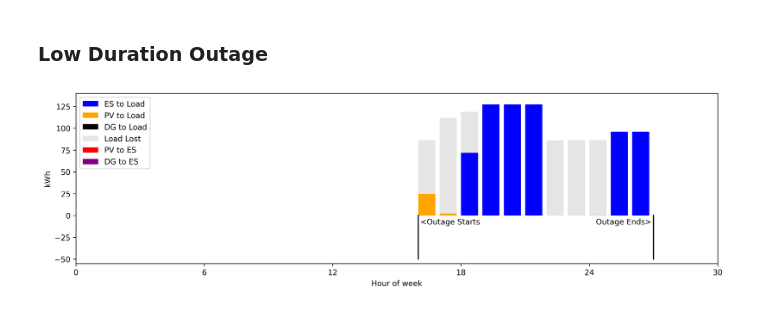
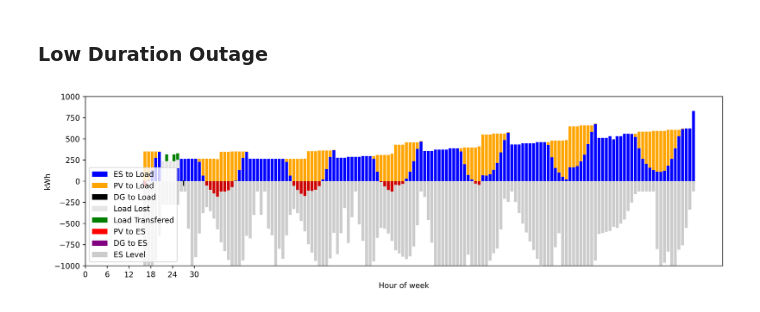
Before and after one commit to FarzaneEzzati/RCMG-PlanningOperation, a Jupyter notebook: Visualizations/Hourly Performance.ipynb, the cells around one changed output. Cells and saved outputs as stored; diff of their text form; code cells hidden in the pictures.

```diff
--- a/Visualizations/Hourly Performance.ipynb
+++ b/Visualizations/Hourly Performance.ipynb
@@ -4,8 +4,4 @@ import numpy as np
 import pickle
 # %% [markdown]
 ### Low Duration Outage
-# %%
-with open('Low_Outage.pkl', 'rb') as handle:
-    l_ESPV, l_ESL, l_PVL, l_PVES, l_DGES, l_DGL, l_LT, l_LL = pickle.load(handle)
-handle.close()
 # %%
@@ -13,33 +13,45 @@ jan = [12*i for i in range(168)]
 # %%
-with open('Low_Outage.pkl', 'rb') as handle:
-    PVES, ESL, PVL, PVES, DGES, DGL, LT, LL = pickle.load(handle)
+with open(f'{com_folder[com]} Low_Outage.pkl', 'rb') as handle:
+    ESL, PVL, PVES, DGES, DGL, LT, LL, E= pickle.load(handle)
 handle.close()
-PVES_jan = np.array([PVES[j] for j in jan])
-PVL_jan = np.array([PVL[j] for j in jan])
-ESL_jan = np.array([ESL[j] for j in jan])
-LL_jan = np.array([LL[j] for j in jan])
-DGL_jan = np.array([DGL[j] for j in jan])
-DGES_jan = np.array([DGES[j] for j in jan])
+itg = [(1, t, 8) for t in range(16, 168)]
+LT = {(1, t, 8): sum([LT[(1, t, to, 8)] for to in range(16, 16+10+1)]) for t in range(16, 168)}
+rng = range(16, 168)
 
-figure2 = plt.figure(figsize=(15, 4), dpi=300)
-rng = range(16, 16+10+1)
-s,e = 16, 16+10+1
-plt.bar(rng, ESL_jan[s:e], color='blue', align='edge', label='ES to Load')
-plt.bar(rng, PVL_jan[s:e], bottom=ESL_jan[s:e], color='orange', align='edge', label='PV to Load')
-plt.bar(rng, DGL_jan[s:e], bottom=ESL_jan[s:e]+PVL_jan[s:e], color='black', align='edge', label='DG to Load')
-plt.bar(rng, LL_jan[s:e], bottom=ESL_jan[s:e]+PVL_jan[s:e]+DGL_jan[s:e], color='gray', alpha=0.2, align='edge', label='Load Lost')
-plt.bar(rng, -1*PVES_jan[s:e], color='red', label='PV to ES')
-plt.bar(rng, -1*DGES_jan[s:e], color='purple', label='DG to ES')
+figure1 = plt.figure(figsize=(15, 4), dpi=300)
+plt.bar(rng, [ESL[i] for i in itg],
+        color='blue', align='edge', label='ES to Load')
+
+plt.bar(rng, [PVL[i] for i in itg],
+        bottom=[ESL[i] for i in itg],
+        color='orange', align='edge', label='PV to Load')
+
+plt.bar(rng, [DGL[i] for i in itg],
+        bottom=np.add([ESL[i] for i in itg], [PVL[i] for i in itg]),
+        color='black', align='edge', label='DG to Load')
+
+plt.bar(rng, [LL[i] for i in itg],
+        bottom=np.array([ESL[i] for i in itg])+np.array([PVL[i] for i in itg]),
+        color='gray', alpha=0.2, align='edge', label='Load Lost')
+
+plt.bar(rng, [LT[i] for i in itg],
+        bottom=np.array([ESL[i] for i in itg])+np.array([PVL[i] for i in itg])+np.array([LL[i] for i in itg]),
+        color='green', align='edge', label='Load Transfered')
+
+plt.bar(rng, -1*np.array([PVES[i] for i in itg]), color='red', label='PV to ES', align='edge')
+plt.bar(rng, -1*np.array([DGES[i] for i in itg]), color='purple', label='DG to ES')
+
+plt.bar(rng, -1*np.array([E[i] for i in itg]),
+        color='black', label='ES Level', alpha=0.2, align='edge')
+
 plt.plot([16, 16], [-50, 0], color='black')
 plt.plot([16+10+1, 16+10+1], [-50, 0], color='black')
-plt.text(x=16.1, y=-10, s='<Outage Starts')
-plt.text(x=14.3+10, y=-10, s='Outage Ends>')
 plt.xlabel('Hour of week')
 plt.xticks([6*i for i in range(6)])
 plt.ylabel('kWh')
-plt.ylim([-1.1*50, 1.1*max(ESL_jan[s:e])])
+plt.ylim([-1000, 1000])
 plt.legend()
-plt.savefig('../IMG/SS-LowOutage.jpg', bbox_inches='tight')
+plt.savefig(f'../IMG/{com_folder[com]}-LowOutage.jpg', bbox_inches='tight')
 # %% [output]
-[figure, old version]
+[figure, new version]
 # %%
```
Also changed, not shown: parts of 4 cells of this notebook, 17 other files.
